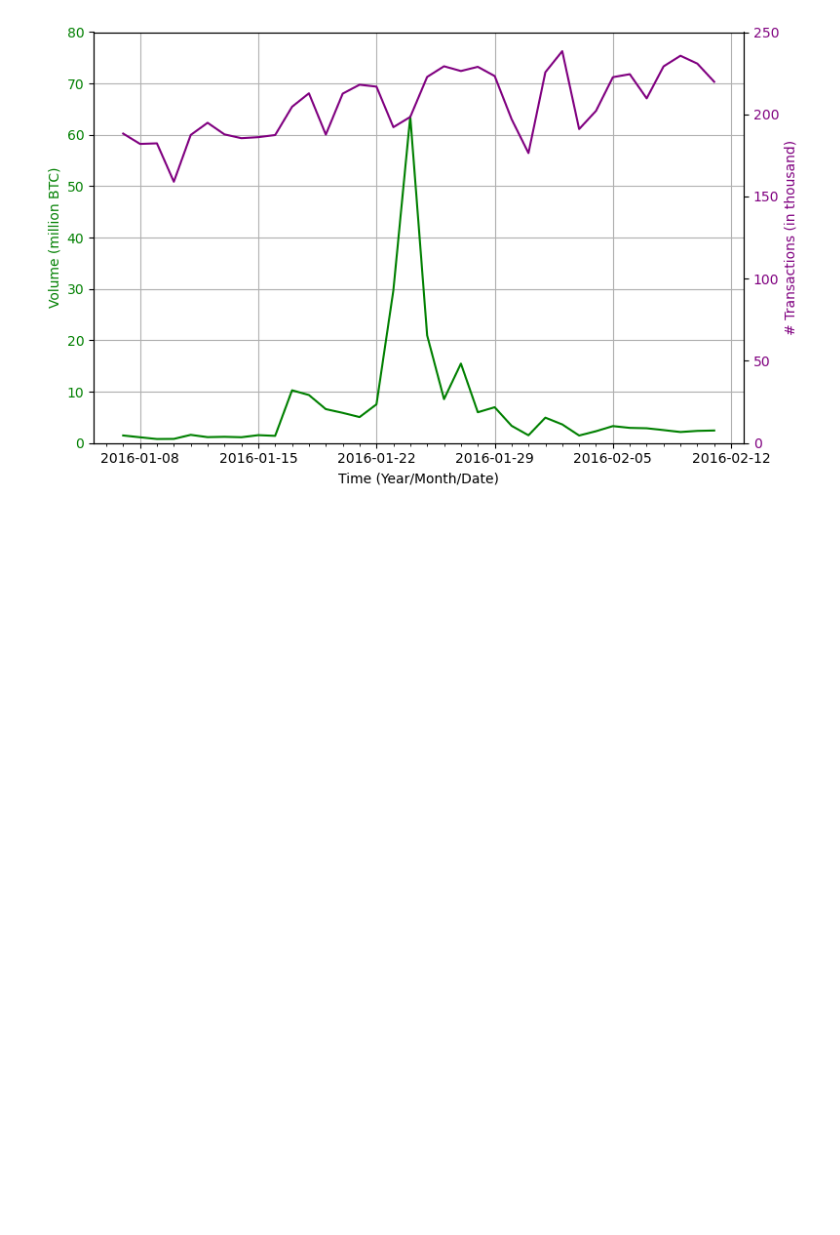
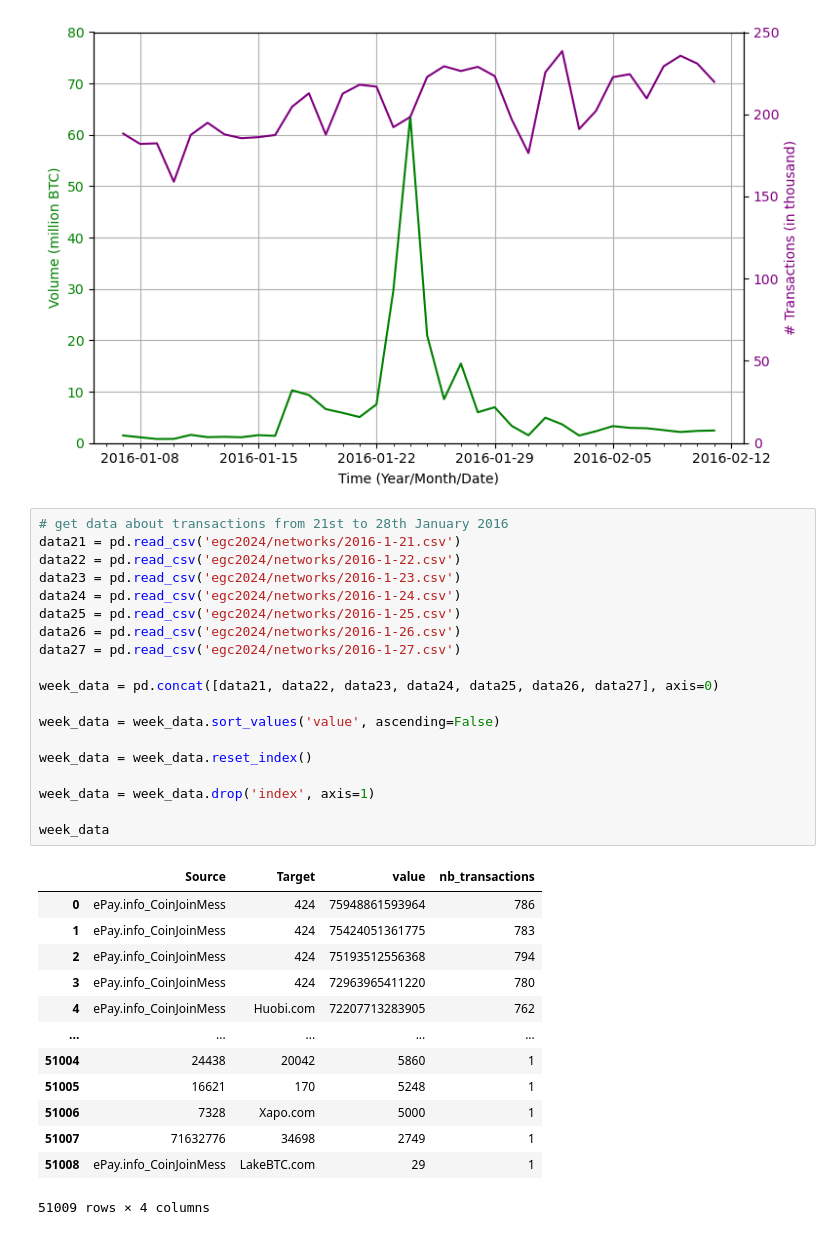
Before and after one commit to trsdimi/big-data, a Jupyter notebook: main.ipynb, the cells around one changed output. Saved outputs shown, nothing was run; the diff lists cells and outputs as text; blank space fills up the shorter version.

```diff
--- a/main.ipynb
+++ b/main.ipynb
@@ -553,3 +554,36 @@ ax2.set_ylim(ymin=0, ymax=250)
 fig.tight_layout()  # otherwise the right y-label is slightly clipped
 # %% [output]
 [figure]
+# %%
+# get data about transactions from 21st to 28th January 2016
+data21 = pd.read_csv('egc2024/networks/2016-1-21.csv')
+data22 = pd.read_csv('egc2024/networks/2016-1-22.csv')
+data23 = pd.read_csv('egc2024/networks/2016-1-23.csv')
+data24 = pd.read_csv('egc2024/networks/2016-1-24.csv')
+data25 = pd.read_csv('egc2024/networks/2016-1-25.csv')
+data26 = pd.read_csv('egc2024/networks/2016-1-26.csv')
+data27 = pd.read_csv('egc2024/networks/2016-1-27.csv')
+
+week_data = pd.concat([data21, data22, data23, data24, data25, data26, data27], axis=0)
+
+week_data = week_data.sort_values('value', ascending=False)
+
+week_data = week_data.reset_index()
+
+week_data = week_data.drop('index', axis=1)
+
+week_data
+# %% [output]
+|  | Source | Target | value | nb_transactions |
+| 0 | ePay.info_CoinJoinMess | 424 | 75948861593964 | 786 |
+| 1 | ePay.info_CoinJoinMess | 424 | 75424051361775 | 783 |
+| 2 | ePay.info_CoinJoinMess | 424 | 75193512556368 | 794 |
+| 3 | ePay.info_CoinJoinMess | 424 | 72963965411220 | 780 |
+| 4 | ePay.info_CoinJoinMess | Huobi.com | 72207713283905 | 762 |
+| ... | ... | ... | ... | ... |
+| 51004 | 24438 | 20042 | 5860 | 1 |
+| 51005 | 16621 | 170 | 5248 | 1 |
+| 51006 | 7328 | Xapo.com | 5000 | 1 |
+| 51007 | 71632776 | 34698 | 2749 | 1 |
+| 51008 | ePay.info_CoinJoinMess | LakeBTC.com | 29 | 1 |
+51009 rows × 4 columns
```
Also changed, not shown: parts of 5 cells of this notebook.
